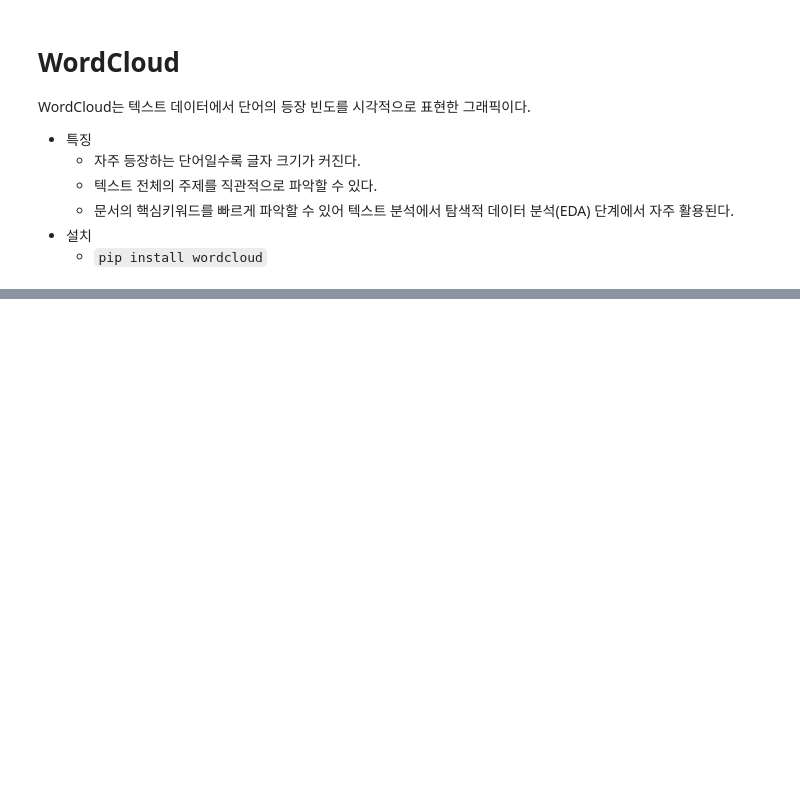
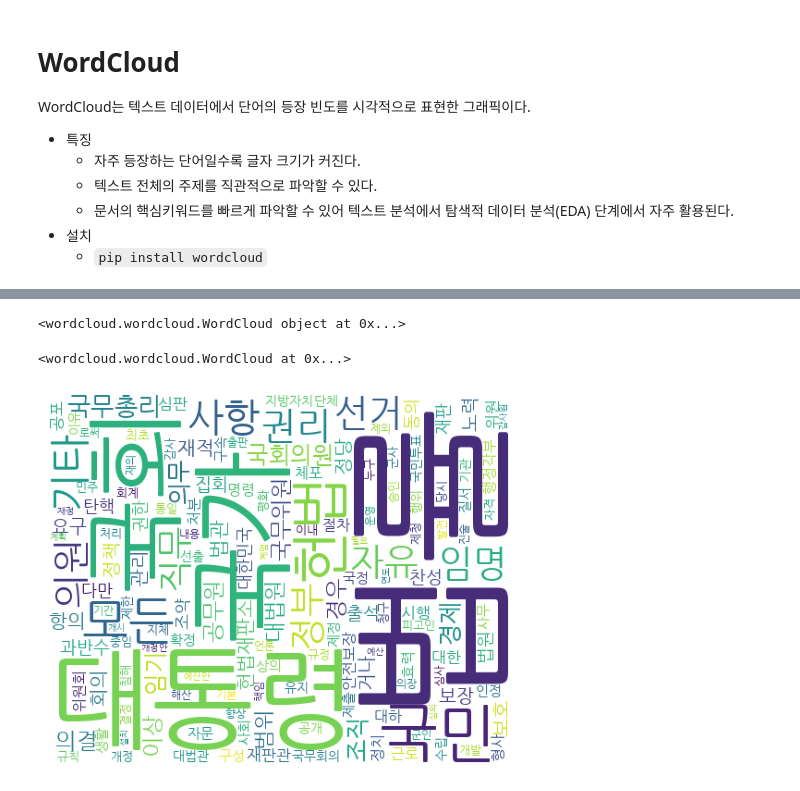
Before and after one commit to ykgstar37-lab/SKN21, a Jupyter notebook: 08_NLP-자연어처리/04_토큰화개념_형태소기반 토큰화.ipynb, the cells around one changed output, grey strips where cells are left out. Saved outputs shown, nothing was run; the diff lists cells and outputs as text; code cells hidden in the pictures; blank space fills up the shorter version.

```diff
--- a/08_NLP-자연어처리/04_토큰화개념_형태소기반 토큰화.ipynb
+++ b/08_NLP-자연어처리/04_토큰화개념_형태소기반 토큰화.ipynb
@@ -143,0 +624,6 @@ WordCloud는 텍스트 데이터에서 단어의 등장 빈도를 시각적으
+# %%
+# 단어의 개수를 count
+from collections import Counter
+
+freq = Counter(token_nouns) # {단어:출연개수}
+freq
@@ -143,0 +688,2 @@ WordCloud는 텍스트 데이터에서 단어의 등장 빈도를 시각적으
+# %%
+font_path = "/usr/share/fonts/truetype/nanum/NanumGothic.ttf"
@@ -143,0 +712,35 @@ WordCloud는 텍스트 데이터에서 단어의 등장 빈도를 시각적으
+# %%
+# wordcloud 구현
+from wordcloud import WordCloud
+
+# 객체 생성 - wordcloud를 어떻게 만들지 설정.
+wc = WordCloud(
+    font_path=font_path,
+    max_words=150,    # wordcloud에 나올 최대 단어수. (순서: 빈도수)
+    min_font_size=10, # 제일 빈도수가 적은 단어의 폰트크기(최소 폰트 크기)
+    relative_scaling=0.5, # 단어 크기를 빈도수 비율에 얼마나 민감하게 반영할지 조절하는 값.
+                         # 0 ~ 1 사이 실수 지정. 0: 빈두 차이를 거의 반영 안함.
+                         # 1: 빈도수 차이를 크게 반영. 적은  것은 더 작게 많은 것은 더 크게.
+    width=500, # 그래프 크기(pixel)
+    height=400,
+    background_color='white', #배경색. default: black, # color hexcode로 지정가능(#ff2233)
+    prefer_horizontal=0.5, # 가로방향, 세로방향에서 가로방향으로 쓴 단어의 비율.
+)
+# %%
+# 생성 - 값: {단어:빈도수}
+wc_img = wc.generate_from_frequencies(freq)
+# %%
+print(wc_img)
+# 파일로 저장.
+wc_img.to_file("constitution_wc.png")
+# %% [output]
+<wordcloud.wordcloud.WordCloud object at 0x...>
+<wordcloud.wordcloud.WordCloud at 0x...>
+# %%
+import matplotlib.pyplot as plt
+
+plt.imshow(wc_img)
+plt.axis('off')
+plt.show()
+# %% [output]
+[figure, added]
```
Also changed, not shown: parts of 50 cells of this notebook, 9 other files.
